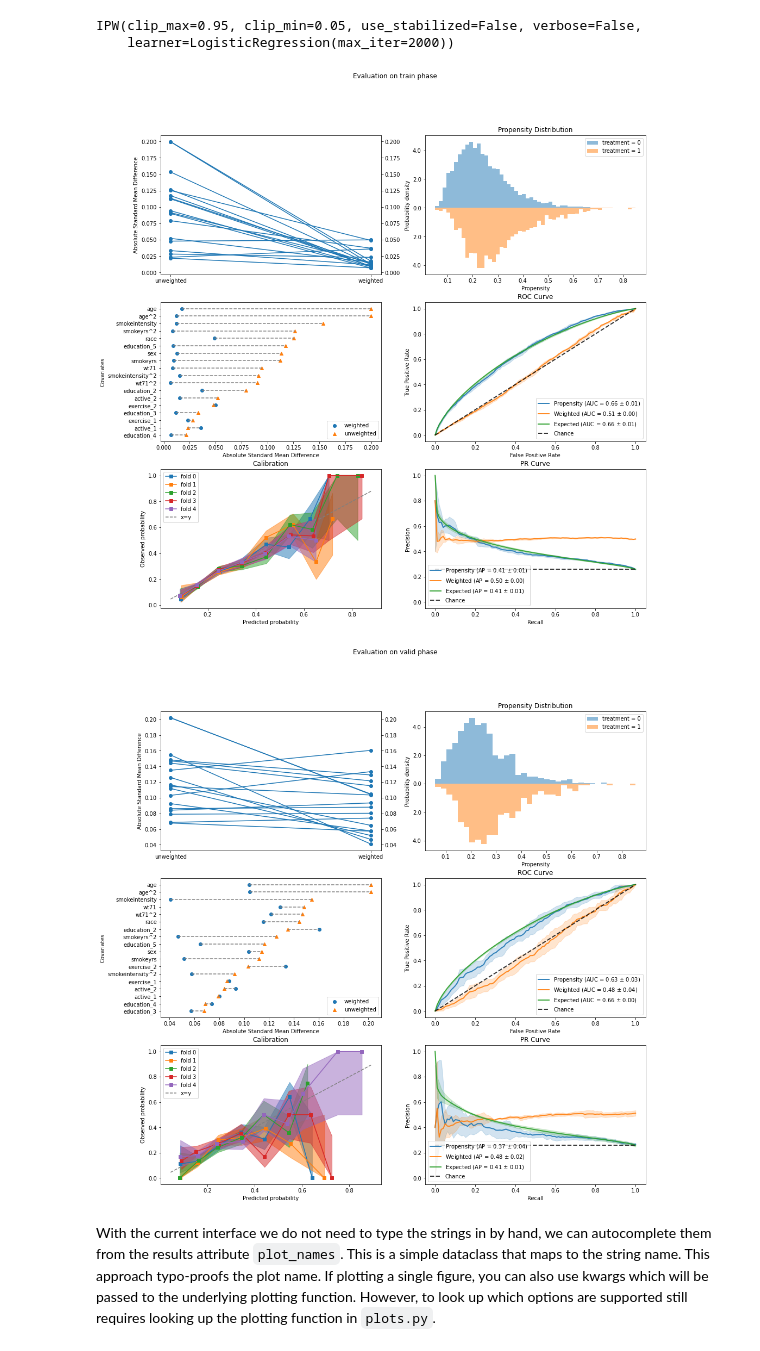
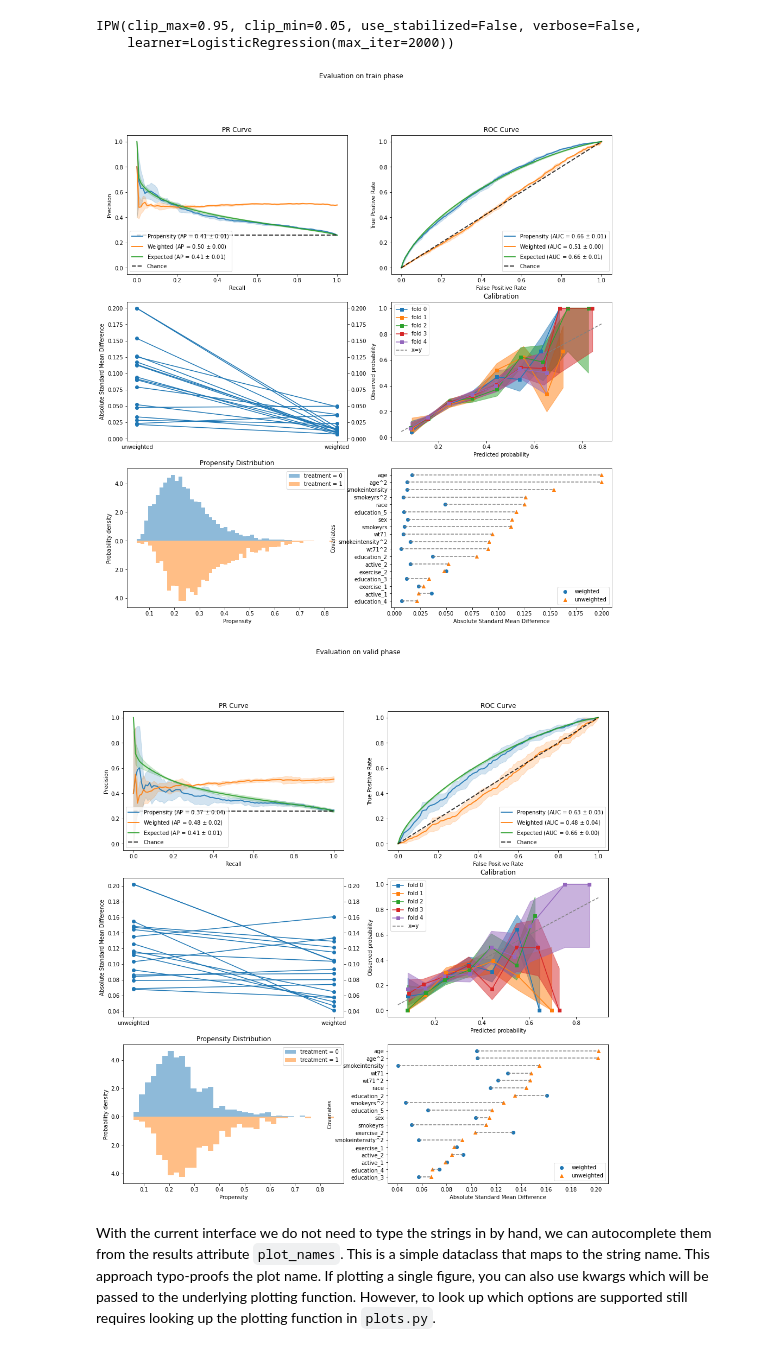
Before and after one commit to BiomedSciAI/causallib, a Jupyter notebook: examples/test_plots.ipynb, the cells around one changed output. Drawn from its saved outputs; the diff is of its cells as text; code cells hidden in the pictures.

Commit message:
add plot_all method via mixin
Signed-off-by: Michael M Danziger <Michael.Danziger@ibm.com>

```diff
--- a/examples/test_plots.ipynb
+++ b/examples/test_plots.ipynb
@@ -46,10 +46,10 @@ results = evaluate(ipw, data.X, data.a, data.y, cv="auto")
 # %%
 assert results.all_plot_names == set(propensity_plots)
 # %%
-plot_axes = plot_evaluation_results(results)
+plot_axes = results.plot_all()
 # %% [output]
-[figure, old version]
+[figure, new version]
-[figure, old version]
+[figure, new version]
 # %% [markdown]
 With the current interface we do not need to type the strings in by hand, we can autocomplete them from the results attribute `plot_names`. This is a simple dataclass that maps to the string name. This approach typo-proofs the plot name. If plotting a single figure, you can also use kwargs which will be passed to the underlying plotting function. However, to look up which options are supported still requires looking up the plotting function in `plots.py`.
 # %%
```
Also changed, not shown: parts of 6 cells of this notebook, 8 other files.
